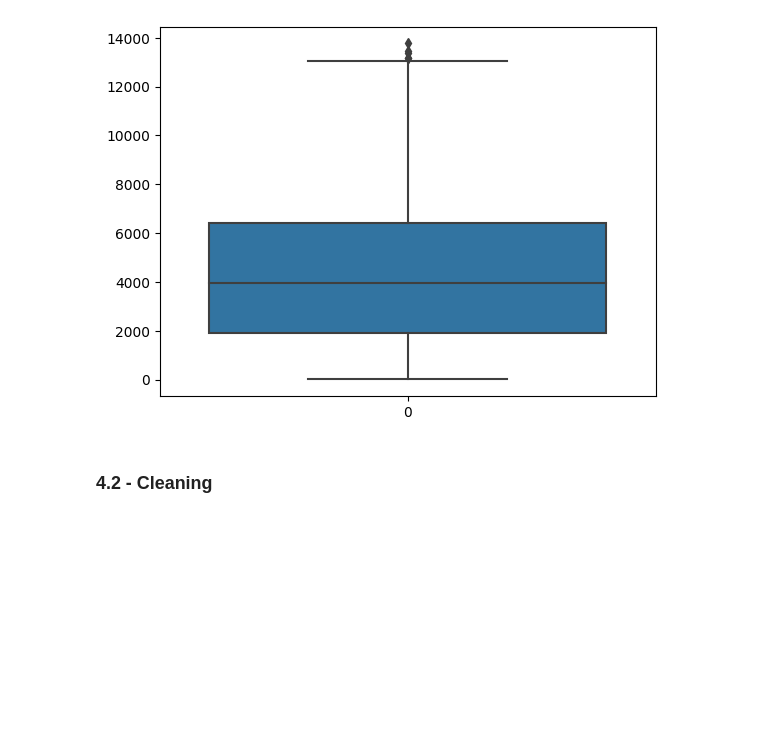
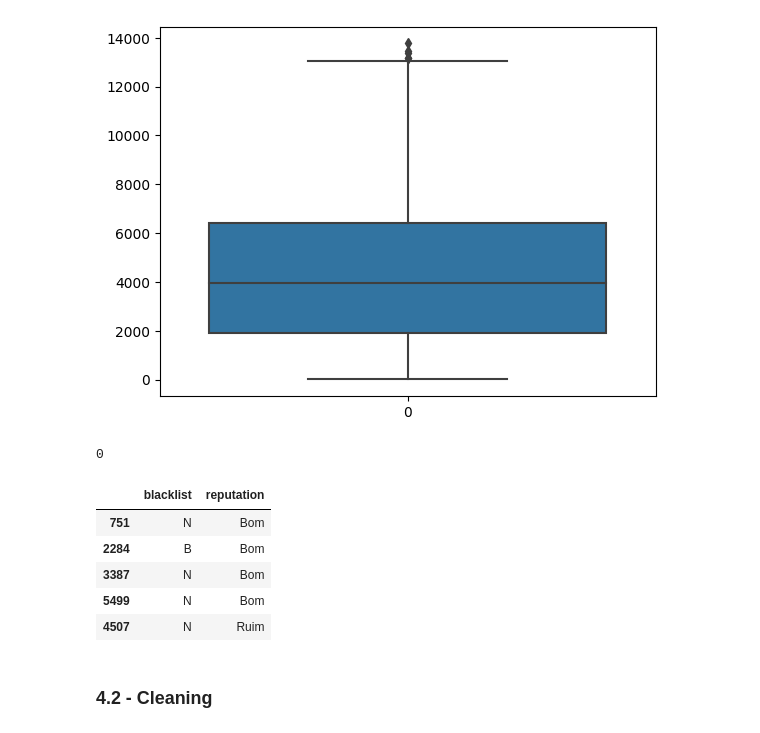
Before and after one commit to diegopmayer/estatistica_basica_para_ds, a Jupyter notebook: notebooks/02_under_over_sampling.ipynb, the cells around one changed output. Saved outputs shown, nothing was run; the diff lists cells and outputs as text; code cells hidden in the pictures; blank space fills up the shorter version.

```diff
--- a/notebooks/02_under_over_sampling.ipynb
+++ b/notebooks/02_under_over_sampling.ipynb
@@ -22,8 +59,13 @@ df = pd.read_csv('../dataset/credit_data.csv')
+# %%
+df_ebay = pd.read_csv('../dataset/csv_result-ebay_confianca_completo.csv')
 # %% [markdown]
 ## 3.0 - Spliting data
 # %%
-sss = StratifiedShuffleSplit(test_size=0.1)
-for x, y in sss.split(df, df['c#default']):
-    df_train = df.iloc[x]
-    df_test = df.iloc[y]
-df_train.shape, df_test.shape
+def stratified_before_train(data, target):
+
+    sss = StratifiedShuffleSplit(test_size=0.1)
+    for x, y in sss.split(data, data[target]):
+        df_train = data.iloc[x]
+        df_test = data.iloc[y]
+
+    return df_train, df_test
@@ -32,3 +72,5 @@ df_train.shape, df_test.shape
+# %%
+df_ebay_train, df_ebay_test = stratified_before_train(df_ebay, target='reputation')
 # %% [markdown]
 ## 4.0 - Cleaning data
 # %% [markdown]
@@ -56,6 +98,19 @@ sns.boxplot(df_train['loan'])
 # %% [output]
 <AxesSubplot: >
 [figure]
+# %%
+df_ebay_train.isna().sum().sum()
+# %% [output]
+0
+# %%
+df_ebay_train.select_dtypes(exclude=(['integer', 'float'])).head()
+# %% [output]
+|  | blacklist | reputation |
+| 751 | N | Bom |
+| 2284 | B | Bom |
+| 3387 | N | Bom |
+| 5499 | N | Bom |
+| 4507 | N | Ruim |
 # %% [markdown]
 ### 4.2 - Cleaning
 # %%
```
Also changed, not shown: parts of 17 cells of this notebook.
